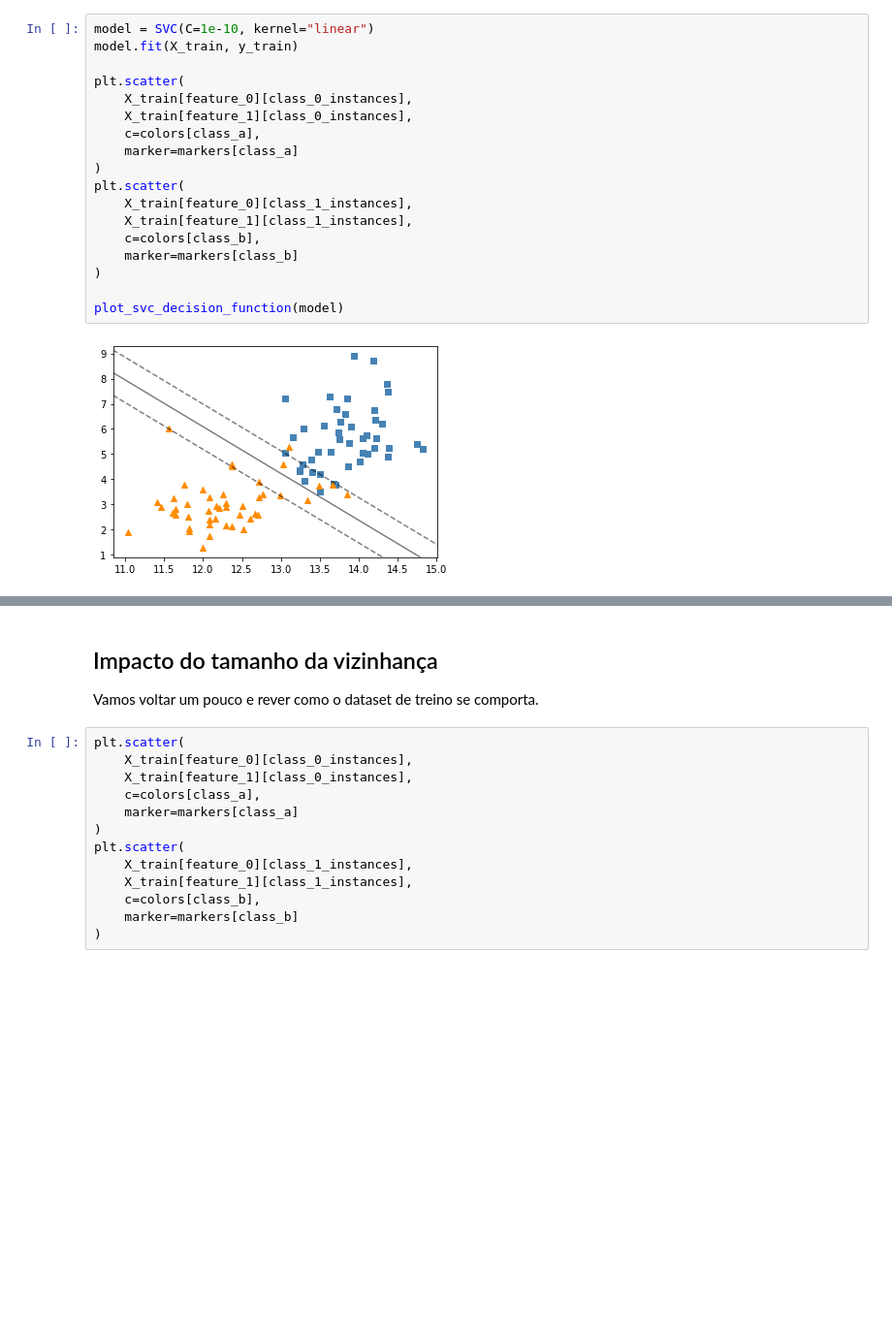
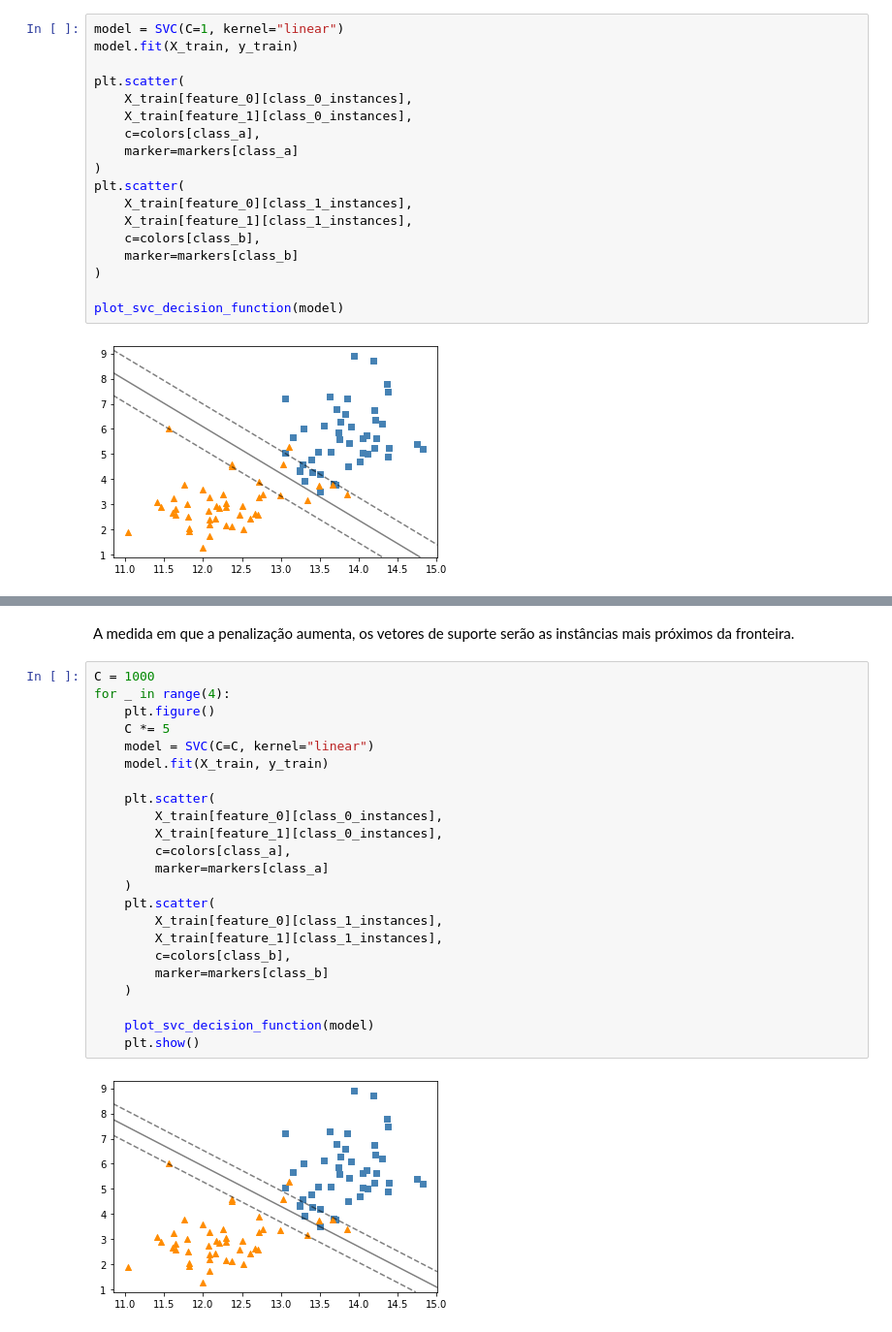
Before and after one commit to walbermr/monitoria-ml, a Jupyter notebook: 8-svm.ipynb, the cells around one changed output, grey strips where cells are left out. Shown at 97% size. Drawn from its saved outputs; the diff is of its cells as text; blank space fills up the shorter version.

```diff
--- a/8-svm.ipynb
+++ b/8-svm.ipynb
@@ -109,5 +126,5 @@ Vamos utilizar uma das implementações do SVM no _sklearn_, o SVC. Aqui consegu
 # %%
-model = SVC(C=1e-10, kernel="linear")
+model = SVC(C=1, kernel="linear")
 model.fit(X_train, y_train)
 
 plt.scatter(
@@ -255,17 +146,27 @@ plt.show()
-# %% [markdown]
-## Impacto do tamanho da vizinhança
-
-Vamos voltar um pouco e rever como o dataset de treino se comporta.
+# %% [markdown]
+A medida em que a penalização aumenta, os vetores de suporte serão as instâncias mais próximos da fronteira.
 # %%
-plt.scatter(
-    X_train[feature_0][class_0_instances],
-    X_train[feature_1][class_0_instances],
-    c=colors[class_a],
-    marker=markers[class_a]
-)
-plt.scatter(
-    X_train[feature_0][class_1_instances],
-    X_train[feature_1][class_1_instances],
-    c=colors[class_b],
-    marker=markers[class_b]
-)
+C = 1000
+for _ in range(4):
+    plt.figure()
+    C *= 5
+    model = SVC(C=C, kernel="linear")
+    model.fit(X_train, y_train)
+
+    plt.scatter(
+        X_train[feature_0][class_0_instances],
+        X_train[feature_1][class_0_instances],
+        c=colors[class_a],
+        marker=markers[class_a]
+    )
+    plt.scatter(
+        X_train[feature_0][class_1_instances],
+        X_train[feature_1][class_1_instances],
+        c=colors[class_b],
+        marker=markers[class_b]
+    )
+
+    plot_svc_decision_function(model)
+    plt.show()
+# %% [output]
+[figure, added]
```
Also changed, not shown: parts of 28 cells of this notebook.
